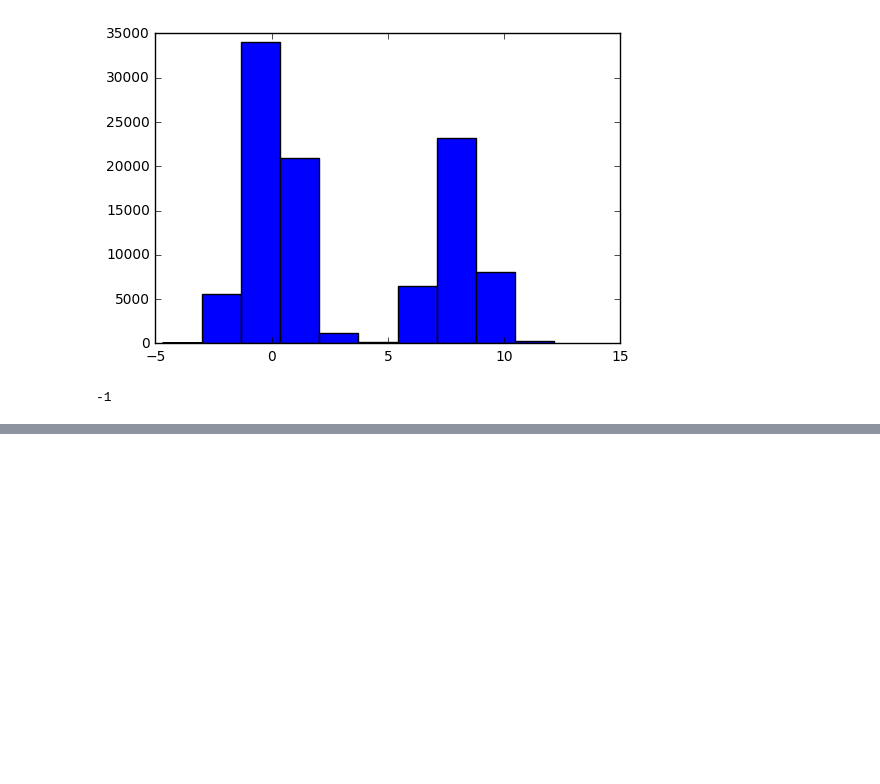
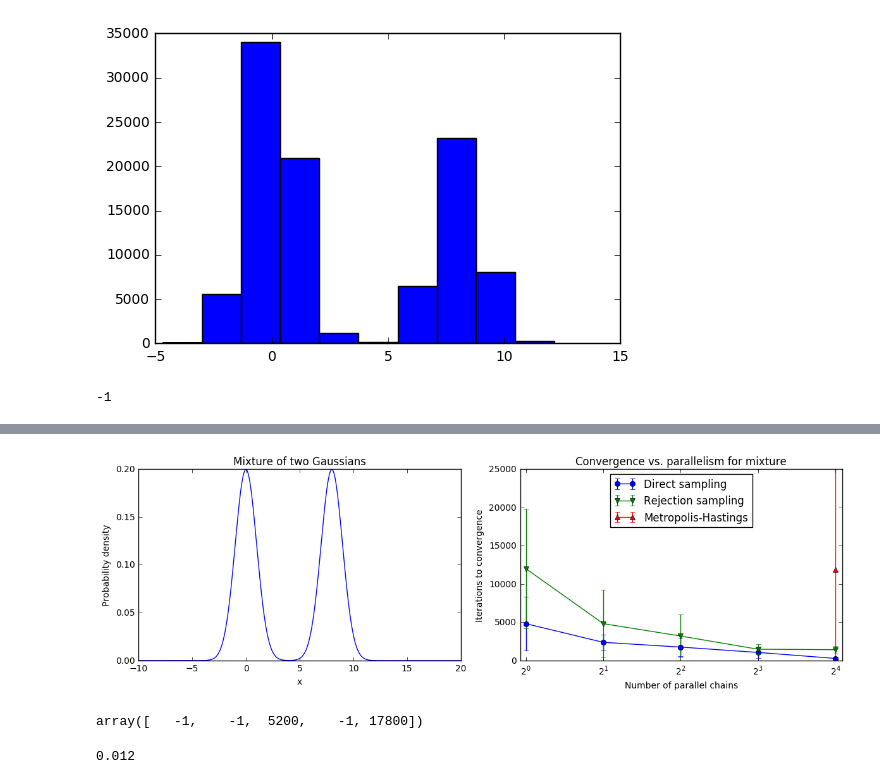
Before and after one commit to asross/cs205-project, a Jupyter notebook: datasets/speedup-wip.ipynb, the cells around one changed output, grey strips where cells are left out. Drawn from its saved outputs; the diff is of its cells as text; code cells hidden in the pictures; blank space fills up the shorter version.

```diff
--- a/datasets/speedup-wip.ipynb
+++ b/datasets/speedup-wip.ipynb
@@ -122,0 +141,6 @@ convergence_time(rej_sampls)
+# %%
+rej_times1 = np.array([convergence_time(rej_sampls[:i]) for i in [1,2,4,8,16]])
+rej_times2 = np.array([convergence_time(rej_samples2[:i]) for i in [1,2,4,8,16]])
+rej_times3 = np.array([convergence_time(rej_samples3[:i]) for i in [1,2,4,8,16]])
+rej_times4 = np.array([convergence_time(rej_samples4[:i]) for i in [1,2,4,8,16]])
+rej_times5 = np.array([convergence_time(rej_samples5[:i]) for i in [1,2,4,8,16]])
@@ -122,0 +151,12 @@ convergence_time(rej_sampls)
+# %%
+rejmean = np.mean([rej_times1,rej_times2,rej_times3,rej_times4,rej_times5],axis=0)
+rejsd = np.std([rej_times1,rej_times2,rej_times3,rej_times4,rej_times5],axis=0)
+# %%
+direct_times1 = np.array([convergence_time(direct_samples1[:i]) for i in [1,2,4,8,16]])
+direct_times2 = np.array([convergence_time(direct_samples2[:i]) for i in [1,2,4,8,16]])
+direct_times3 = np.array([convergence_time(direct_samples3[:i]) for i in [1,2,4,8,16]])
+direct_times4 = np.array([convergence_time(direct_samples4[:i]) for i in [1,2,4,8,16]])
+direct_times5 = np.array([convergence_time(direct_samples5[:i]) for i in [1,2,4,8,16]])
+# %%
+dirmean = np.mean([direct_times1,direct_times2,direct_times3,direct_times4,direct_times5],axis=0)
+dirsd = np.std([direct_times1,direct_times2,direct_times3,direct_times4,direct_times5],axis=0)
@@ -122,0 +182,22 @@ convergence_time(rej_sampls)
+# %%
+plt.figure(figsize=(12,4))
+plt.subplot(121)
+plt.title('Mixture of two Gaussians')
+plt.plot(np.linspace(-10,20,1000),np.exp(gr1d.logps(np.array([np.linspace(-10,20,1000)]).T)))
+plt.xlabel('x')
+plt.ylabel('Probability density')
+plt.subplot(122)
+plt.errorbar(np.array([1,2,4,8,16]),dirmean,yerr=dirsd,marker='o',label='Direct sampling')
+plt.errorbar(np.array([1,2,4,8,16]),rejmean,yerr=rejsd,marker='v',label='Rejection sampling')
+plt.errorbar(np.array([16]),mhmean[-2:-1],yerr=mhsd[-2:-1],marker='^',label='Metropolis-Hastings')
+plt.legend(loc='upper center')
+plt.xscale('log', basex=2)
+plt.xlim(0.95, 17)
+plt.xlabel('Number of parallel chains')
+plt.ylabel('Iterations to convergence')
+plt.title('Convergence vs. parallelism for mixture')
+plt.ylim(0,25000)
+plt.tight_layout()
+plt.show()
+# %% [output]
+[figure, added]
@@ -122,0 +218,4 @@ convergence_time(rej_sampls)
+# %%
+mh_times1
+# %% [output]
+array([   -1,    -1,  5200,    -1, 17800])
@@ -122,0 +225,13 @@ convergence_time(rej_sampls)
+# %%
+eff1 = GaussianMixtureGrid(2, 1, 1, 1).rejection_sample_bounding_box(10000)[0].size/10000.
+eff2 = GaussianMixtureGrid(2, 2, 1, 1).rejection_sample_bounding_box(10000)[0].size/10000.
+eff3 = GaussianMixtureGrid(2, 3, 1, 1).rejection_sample_bounding_box(10000)[0].size/10000.
+eff4 = GaussianMixtureGrid(2, 4, 1, 1).rejection_sample_bounding_box(10000)[0].size/10000.
+eff5 = GaussianMixtureGrid(2, 5, 1, 1).rejection_sample_bounding_box(10000)[0].size/10000.
+eff6 = GaussianMixtureGrid(2, 6, 1, 1).rejection_sample_bounding_box(10000)[0].size/10000.
+eff7 = GaussianMixtureGrid(2, 7, 1, 1).rejection_sample_bounding_box(10000)[0].size/10000.
+eff8 = GaussianMixtureGrid(2, 8, 1, 1).rejection_sample_bounding_box(10000)[0].size/10000.
+
+eff8
+# %% [output]
+0.012
```
Also changed, not shown: parts of 29 cells of this notebook, 5 other files.
